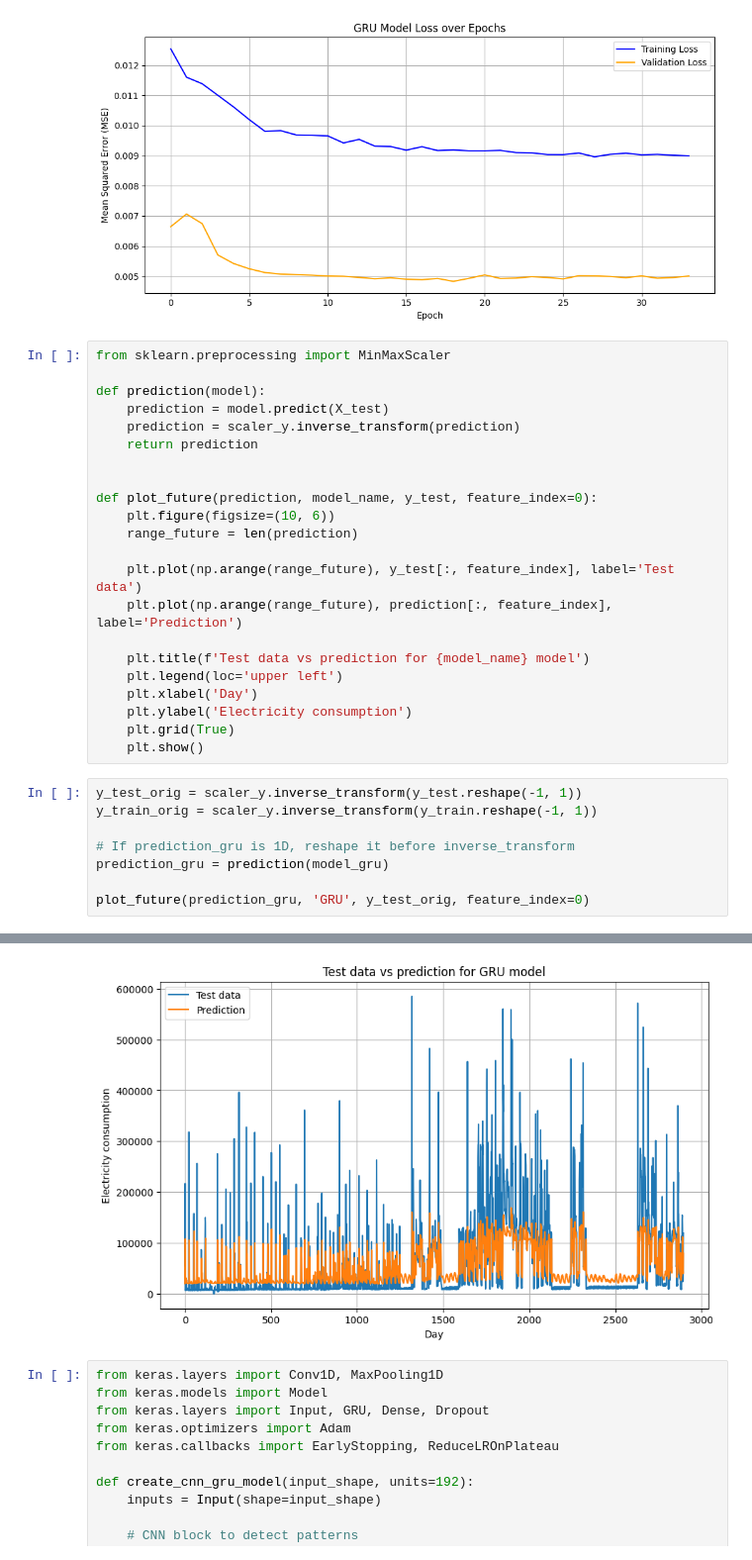
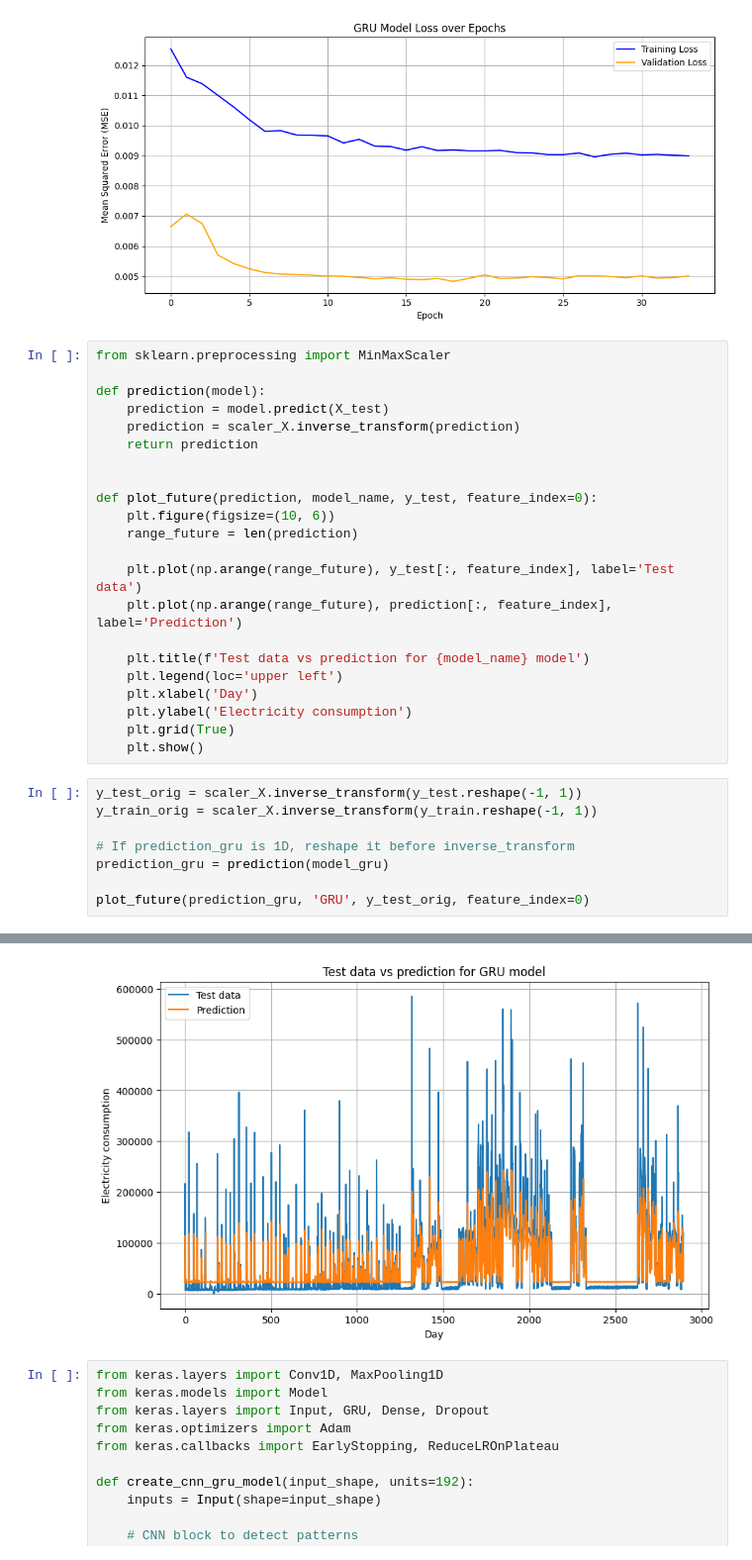
Before and after one commit to Ghada-Ataaoui/Energy-Consumption-Forecast, a Jupyter notebook: src/models/GRU_pred.ipynb, the cells around one changed output, grey strips where cells are left out. Shown at 99% size. Drawn from its saved outputs; the diff is of its cells as text.

```diff
--- a/src/models/GRU_pred.ipynb
+++ b/src/models/GRU_pred.ipynb
@@ -892,7 +892,7 @@ from sklearn.preprocessing import MinMaxScaler
 
 def prediction(model):
     prediction = model.predict(X_test)
-    prediction = scaler_y.inverse_transform(prediction)
+    prediction = scaler_X.inverse_transform(prediction)
     return prediction
 
 
@@ -910,8 +910,8 @@ def plot_future(prediction, model_name, y_test, feature_index=0):
     plt.grid(True)
     plt.show()
 # %%
-y_test_orig = scaler_y.inverse_transform(y_test.reshape(-1, 1))
-y_train_orig = scaler_y.inverse_transform(y_train.reshape(-1, 1))
+y_test_orig = scaler_X.inverse_transform(y_test.reshape(-1, 1))
+y_train_orig = scaler_X.inverse_transform(y_train.reshape(-1, 1))
 
 # If prediction_gru is 1D, reshape it before inverse_transform
 prediction_gru = prediction(model_gru)
@@ -922,4 +922,4 @@ plot_future(prediction_gru, 'GRU', y_test_orig, feature_index=0)
-[figure, old version]
+[figure, new version]
 # %%
 from keras.layers import Conv1D, MaxPooling1D
 from keras.models import Model
```
Also changed, not shown: parts of 10 cells of this notebook.
